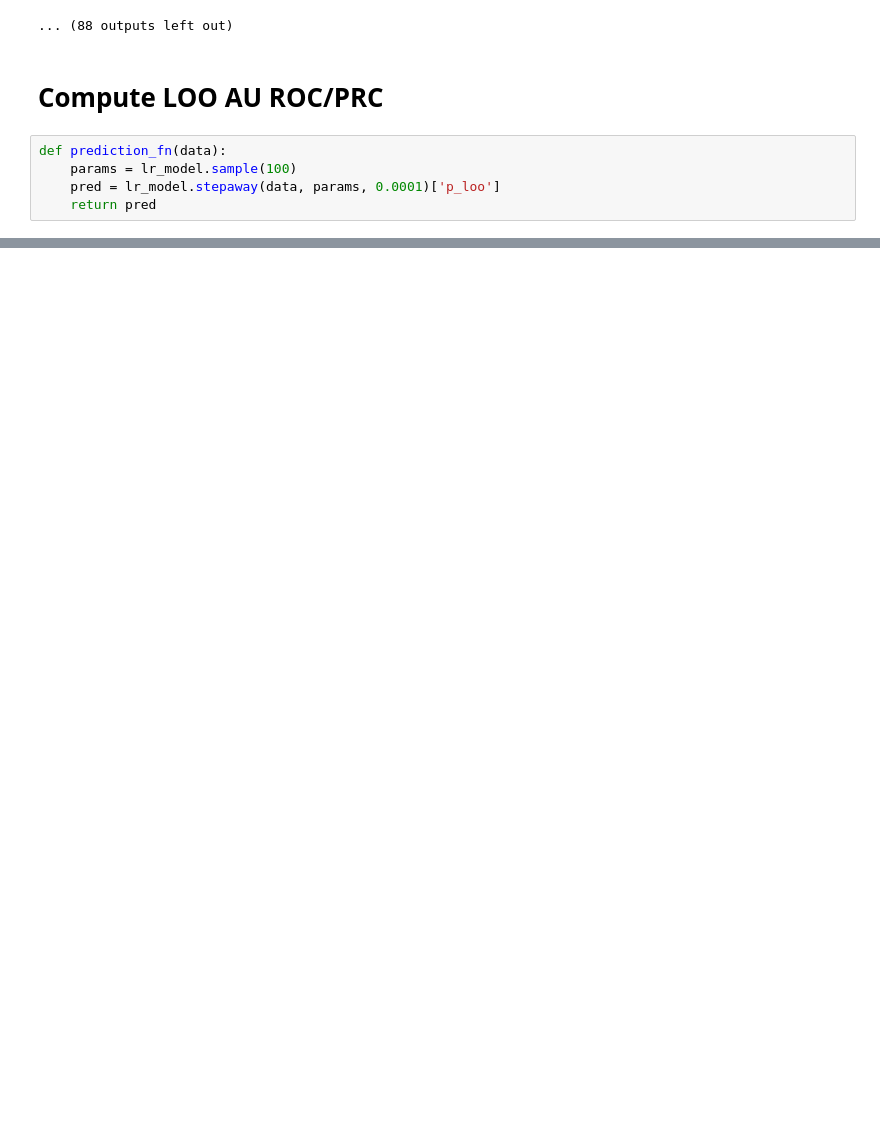
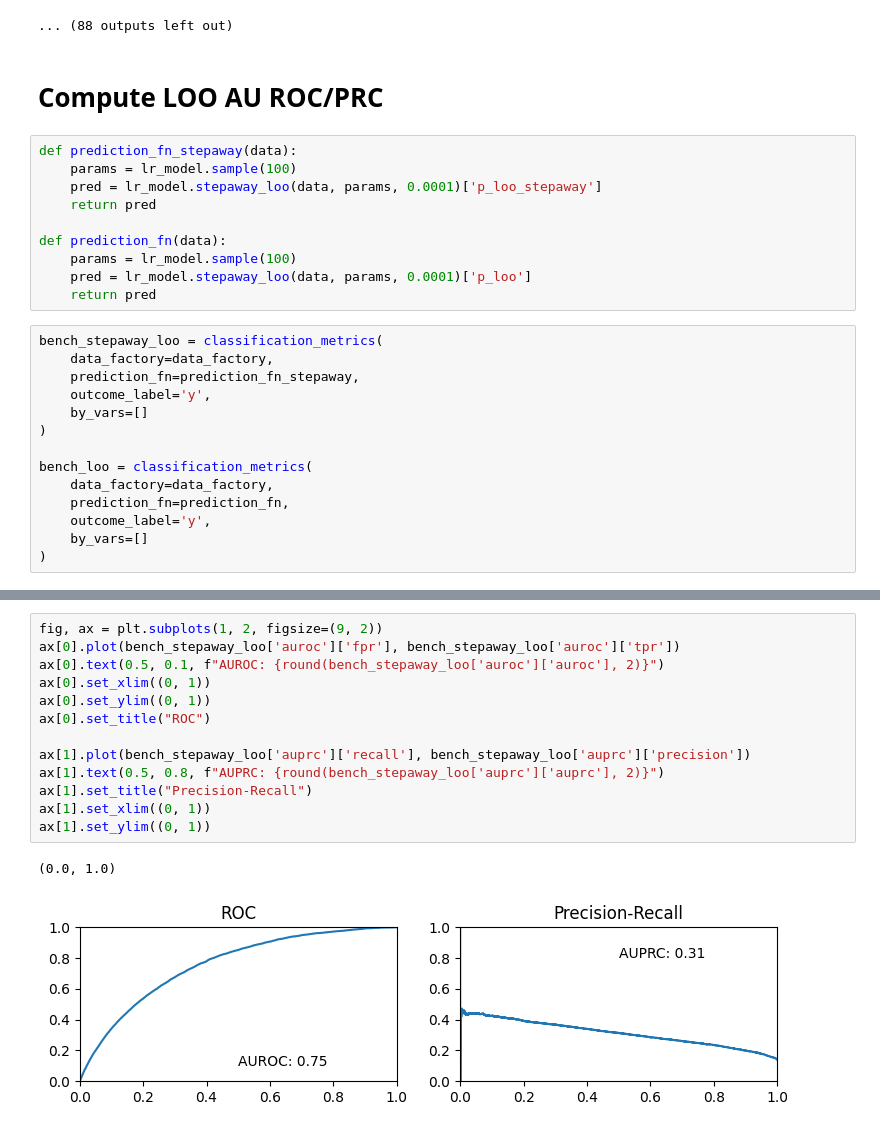
Before and after one commit to mederrata/bayesianquilts, a Jupyter notebook: notebooks/logistic_regression.ipynb, the cells around one changed output, grey strips where cells are left out. Drawn from its saved outputs; the diff is of its cells as text; blank space fills up the shorter version.

Commit message:
roc curves

```diff
--- a/notebooks/logistic_regression.ipynb
+++ b/notebooks/logistic_regression.ipynb
@@ -100,7 +97,26 @@ Saved a checkpoint: /tmp/tfcheckpoints/0935beae-b701-49f5-a5c0-b7a3b26ac19e/0935
 # %% [markdown]
 # Compute LOO AU ROC/PRC
 # %%
+def prediction_fn_stepaway(data):
+    params = lr_model.sample(100)
+    pred = lr_model.stepaway_loo(data, params, 0.0001)['p_loo_stepaway']
+    return pred
+
 def prediction_fn(data):
     params = lr_model.sample(100)
-    pred = lr_model.stepaway(data, params, 0.0001)['p_loo']
+    pred = lr_model.stepaway_loo(data, params, 0.0001)['p_loo']
     return pred
+# %%
+bench_stepaway_loo = classification_metrics(
+    data_factory=data_factory,
+    prediction_fn=prediction_fn_stepaway,
+    outcome_label='y',
+    by_vars=[]
+)
+
+bench_loo = classification_metrics(
+    data_factory=data_factory,
+    prediction_fn=prediction_fn,
+    outcome_label='y',
+    by_vars=[]
+)
@@ -106,0 +140,16 @@ def prediction_fn(data):
+# %%
+fig, ax = plt.subplots(1, 2, figsize=(9, 2))
+ax[0].plot(bench_stepaway_loo['auroc']['fpr'], bench_stepaway_loo['auroc']['tpr'])
+ax[0].text(0.5, 0.1, f"AUROC: {round(bench_stepaway_loo['auroc']['auroc'], 2)}")
+ax[0].set_xlim((0, 1))
+ax[0].set_ylim((0, 1))
+ax[0].set_title("ROC")
+
+ax[1].plot(bench_stepaway_loo['auprc']['recall'], bench_stepaway_loo['auprc']['precision'])
+ax[1].text(0.5, 0.8, f"AUPRC: {round(bench_stepaway_loo['auprc']['auprc'], 2)}")
+ax[1].set_title("Precision-Recall")
+ax[1].set_xlim((0, 1))
+ax[1].set_ylim((0, 1))
+# %% [output]
+(0.0, 1.0)
+[figure, added]
```
Also changed, not shown: parts of 7 cells of this notebook, 3 other files.
